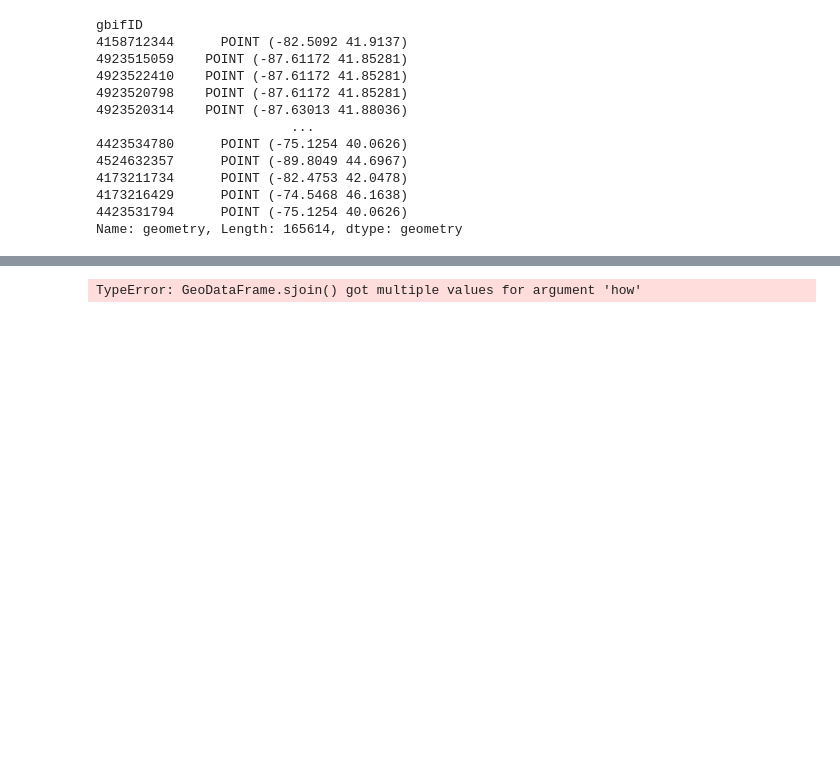
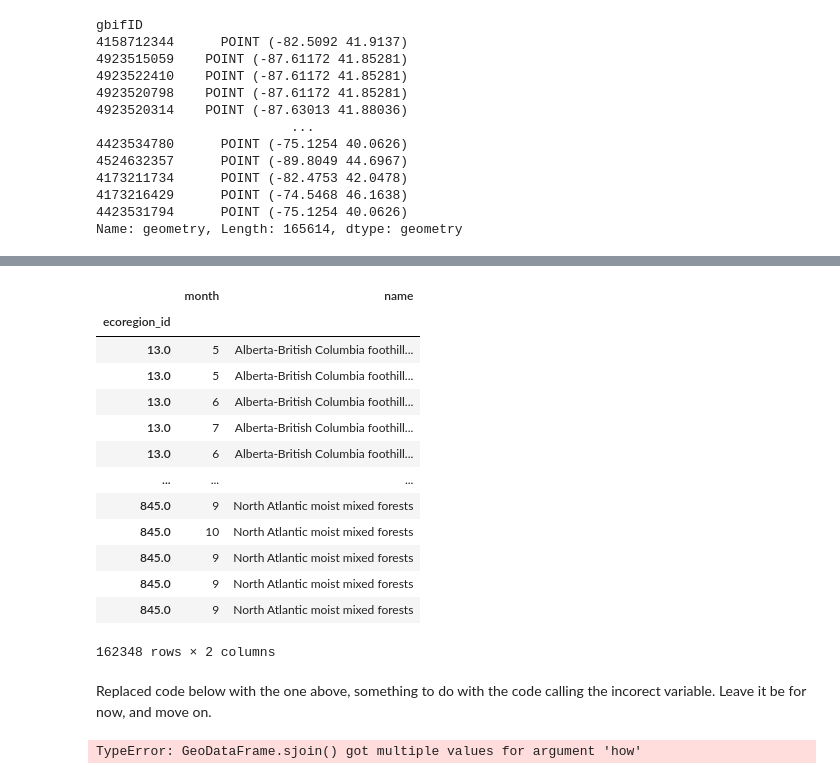
Before and after one commit to earthlab-education/02-migration-ryme1295, a Jupyter notebook: notebooks/bluejay-migration.ipynb, the cells around one changed output, grey strips where cells are left out. Cells and saved outputs as stored; diff of their text form; code cells hidden in the pictures; blank space fills up the shorter version.

```diff
--- a/notebooks/bluejay-migration.ipynb
+++ b/notebooks/bluejay-migration.ipynb
@@ -71,3 +118,34 @@ Name: geometry, Length: 165614, dtype: geometry
+# %%
+# Identify ecoregion for each observation
+gbif_ecoregion_gdf = (
+    eco_gdf
+    .to_crs(gbif_gdf.crs)
+    .sjoin(
+        gbif_gdf,
+        how='inner',
+        predicate='contains')
+    # Select the required columns
+    [['month', 'name']]
+    )
+gbif_ecoregion_gdf
+# %% [output]
+|  | month | name |
+| ecoregion_id |  |  |
+| 13.0 | 5 | Alberta-British Columbia foothill... |
+| 13.0 | 5 | Alberta-British Columbia foothill... |
+| 13.0 | 6 | Alberta-British Columbia foothill... |
+| 13.0 | 7 | Alberta-British Columbia foothill... |
+| 13.0 | 6 | Alberta-British Columbia foothill... |
+| ... | ... | ... |
+| 845.0 | 9 | North Atlantic moist mixed forests |
+| 845.0 | 10 | North Atlantic moist mixed forests |
+| 845.0 | 9 | North Atlantic moist mixed forests |
+| 845.0 | 9 | North Atlantic moist mixed forests |
+| 845.0 | 9 | North Atlantic moist mixed forests |
+162348 rows × 2 columns
+# %% [markdown]
+Replaced code below with the one above, something to do with the code calling the incorect variable.
+Leave it be for now, and move on.
 # %%
 gbif_ecoregion_gdf = (
     gbif_gdf.to_crs(epsg=4326)
```
Also changed, not shown: parts of 11 cells of this notebook.
